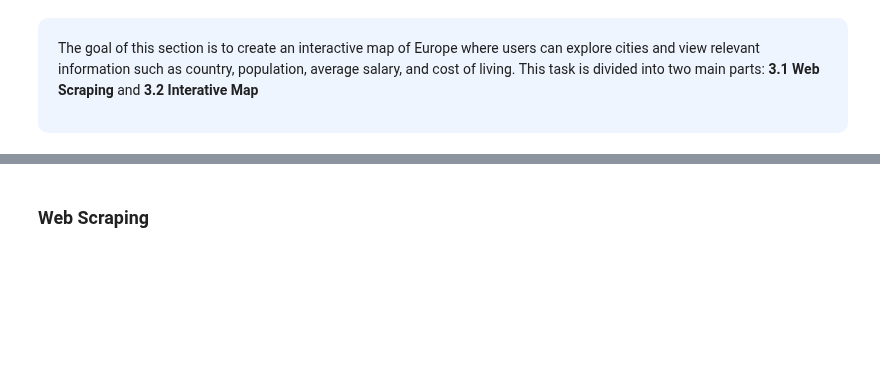
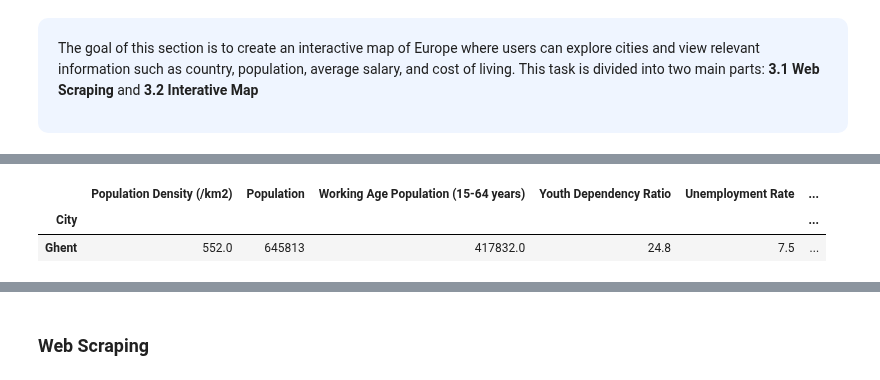
Before and after one commit to tiago2806/PDS_Project, a Jupyter notebook: ProjetoProg.ipynb, the cells around one changed output, grey strips where cells are left out. Cells and saved outputs as stored; diff of their text form; code cells hidden in the pictures; blank space fills up the shorter version.

```diff
--- a/ProjetoProg.ipynb
+++ b/ProjetoProg.ipynb
@@ -751,0 +766,8 @@ The goal of this section is to create an interactive map of Europe where users c
+# %%
+dataset.rename(index = {'Gent': 'Ghent', 'Lefkosia': 'Nicosia', 'Lemesos': 'Limassol' }, inplace = True)
+dataset.index
+dataset.loc[['Ghent']]
+# %% [output]
+|  | Population Density (/km2) | Population | Working Age Population (15-64 years) | Youth Dependency Ratio | Unemployment Rate | ... |
+| City |  |  |  |  |  | ... |
+| Ghent | 552.0 | 645813 | 417832.0 | 24.8 | 7.5 | ... |
```
Also changed, not shown: parts of 4 cells of this notebook.
